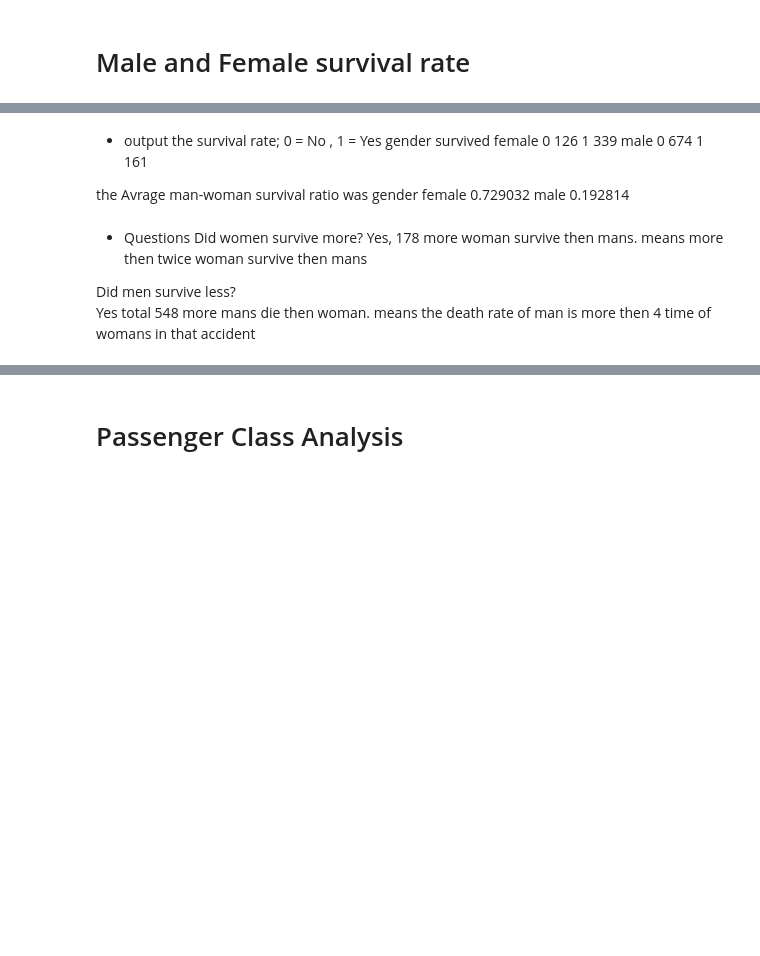
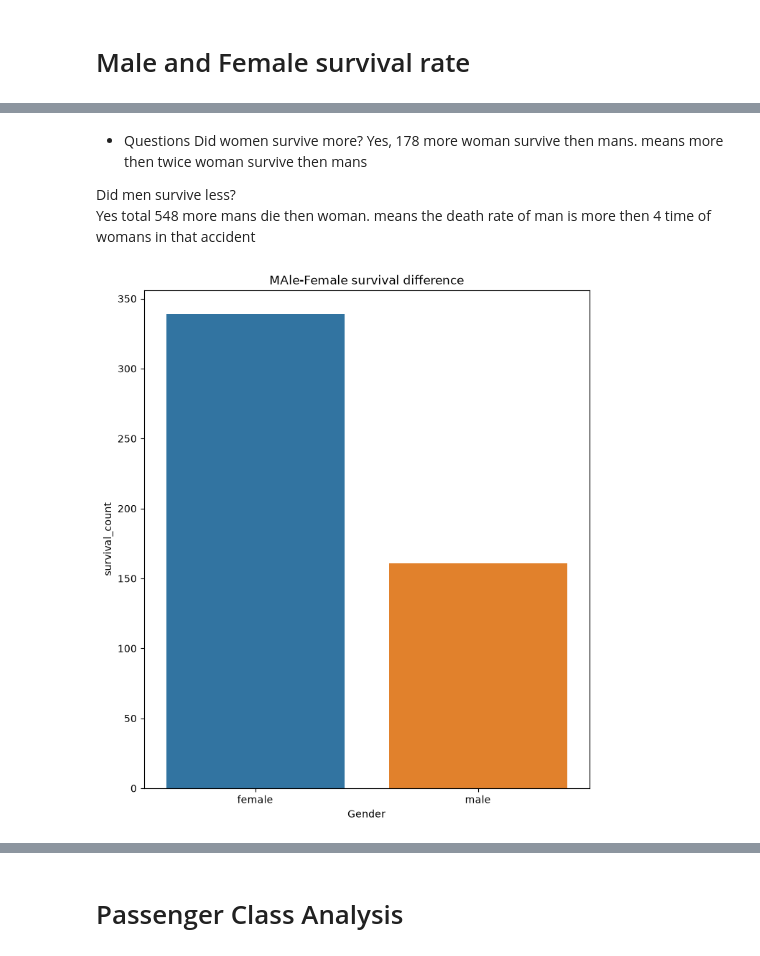
Before and after one commit to kumarvansh8956-cell/Titanic-Survival-EDA, a Jupyter notebook: The_Titanic_notebook.ipynb, the cells around one changed output, grey strips where cells are left out. Saved outputs shown, nothing was run; the diff lists cells and outputs as text; code cells hidden in the pictures; blank space fills up the shorter version.

```diff
--- a/The_Titanic_notebook.ipynb
+++ b/The_Titanic_notebook.ipynb
@@ -621,15 +500,3 @@ print(f' the Avrage man-woman survival ratio was {ds.groupby("gender")["survived
-# %% [markdown]
-* output
-the survival rate; 0 = No , 1 = Yes
- gender  survived
-female  0           126
-        1           339
-male    0           674
-        1           161
-
-the Avrage man-woman survival ratio was gender
-female    0.729032
-male      0.192814
 # %% [markdown]
 * Questions
 Did women survive more?
@@ -637,3 +504,13 @@ Yes, 178 more woman survive  then mans. means more then twice woman survive then
 
 Did men survive less?
 Yes total  548 more mans die then woman. means the death rate of man is more then 4 time of womans in that accident
+# %%
+data = ds.loc[ ds["survived"]==1]
+mat.figure(figsize=(8,9))
+sea.countplot(data = data, x = data["gender"], hue= data["gender"])
+mat.xlabel("Gender")
+mat.ylabel("survival_count")
+mat.title("MAle-Female survival difference")
+mat.show()
+# %% [output]
+[figure, added]
```
Also changed, not shown: parts of 99 cells of this notebook, 16 other files.
